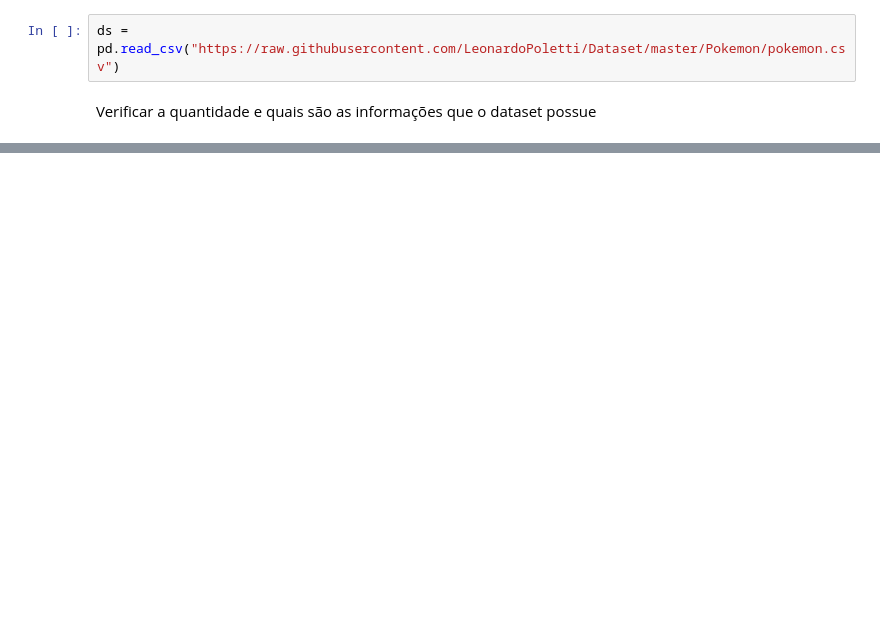
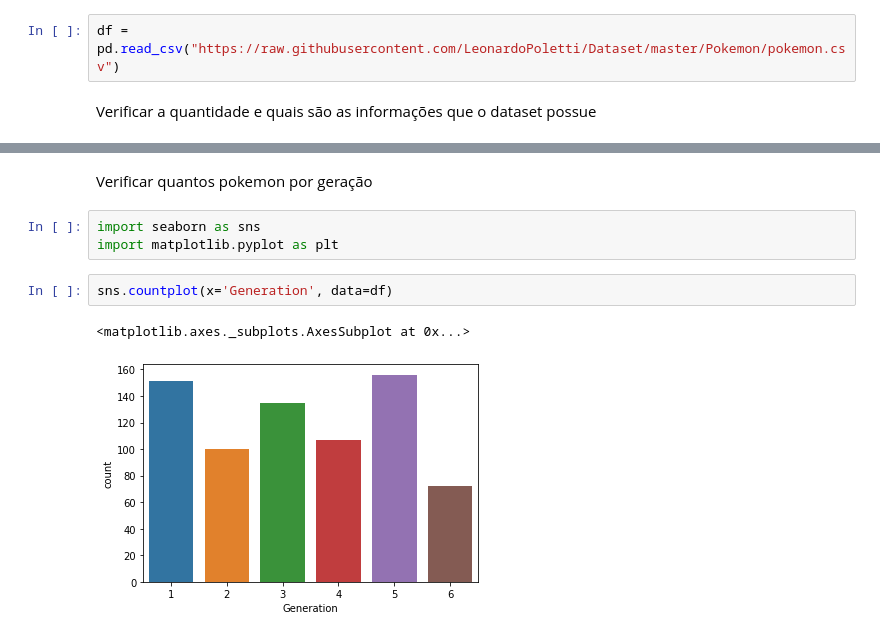
Before and after one commit to LeonardoPoletti/ExploratoryAnalysis-Pokemon, a Jupyter notebook: Pokemon.ipynb, the cells around one changed output, grey strips where cells are left out. Saved outputs shown, nothing was run; the diff lists cells and outputs as text; blank space fills up the shorter version.

Commit message:
Começa da visualização

```diff
--- a/Pokemon.ipynb
+++ b/Pokemon.ipynb
@@ -5,7 +5,7 @@ Importar o dataset presente no github "https://github.com/LeonardoPoletti"
 # %%
 import pandas as pd
 # %%
-ds = pd.read_csv("https://raw.githubusercontent.com/LeonardoPoletti/Dataset/master/Pokemon/pokemon.csv")
+df = pd.read_csv("https://raw.githubusercontent.com/LeonardoPoletti/Dataset/master/Pokemon/pokemon.csv")
 # %% [markdown]
 Verificar a quantidade e quais são as informações que o dataset possue
 # %%
@@ -44,0 +86,10 @@ AttributeError: 'DataFrame' object has no attribute 'DESCR'
+# %% [markdown]
+Verificar quantos pokemon por geração
+# %%
+import seaborn as sns
+import matplotlib.pyplot as plt
+# %%
+sns.countplot(x='Generation', data=df)
+# %% [output]
+<matplotlib.axes._subplots.AxesSubplot at 0x...>
+[figure, added]
```
Also changed, not shown: parts of 12 cells of this notebook.
